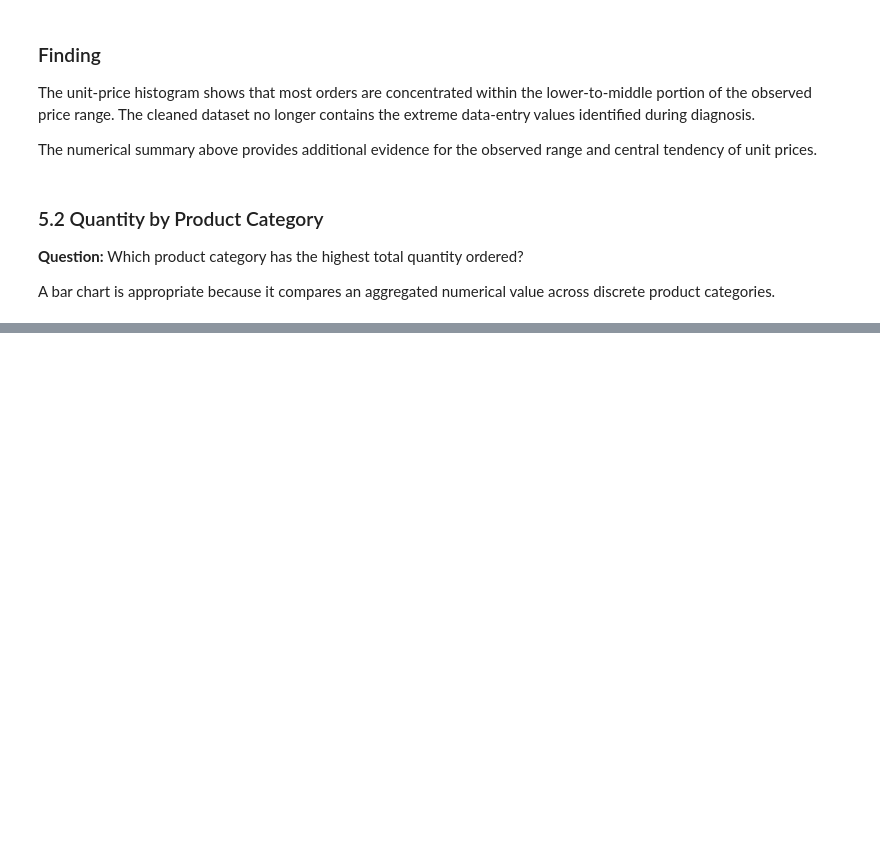
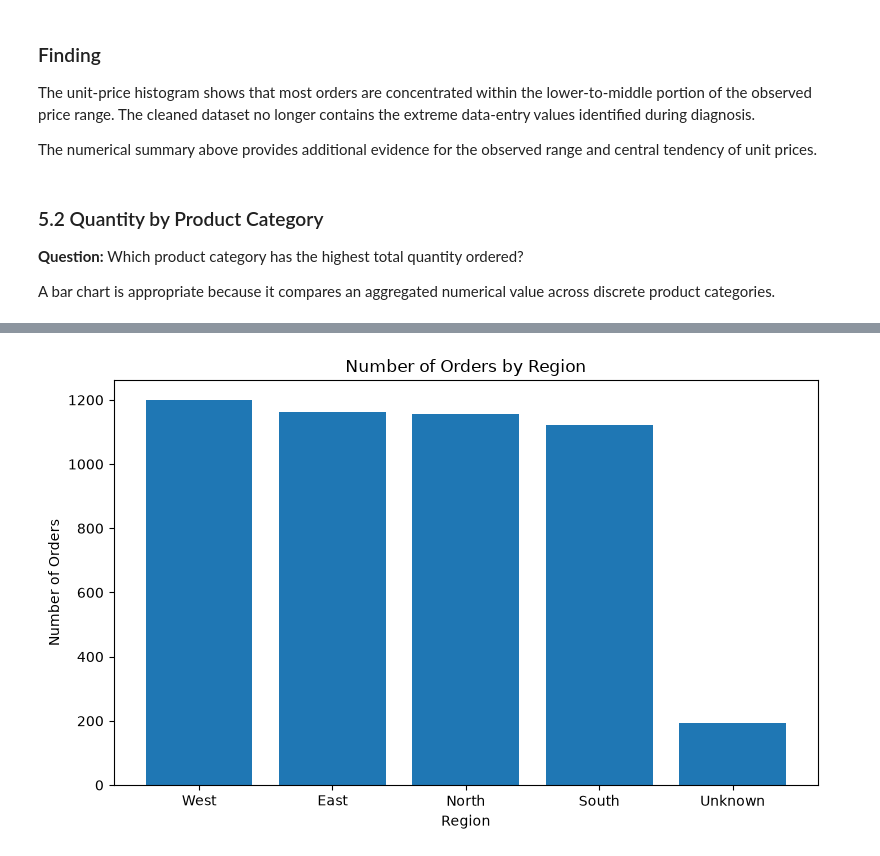
Before and after one commit to Muhammad-Subhan456/ArhamSoft_Internee_Updates, a Jupyter notebook: week5_20th_august_2026_Thursday/week5_thursday_eda.ipynb, the cells around one changed output, grey strips where cells are left out. Drawn from its saved outputs; the diff is of its cells as text; code cells hidden in the pictures; blank space fills up the shorter version.

```diff
--- a/week5_20th_august_2026_Thursday/week5_thursday_eda.ipynb
+++ b/week5_20th_august_2026_Thursday/week5_thursday_eda.ipynb
@@ -840,0 +945,8 @@ A bar chart is appropriate because it compares an aggregated numerical value acr
+# %%
+orders_by_region = (
+    cleaned_orders["region"]
+    .value_counts()
+    .sort_values(ascending=False)
+)
+
+orders_by_region
@@ -840,0 +961,16 @@ A bar chart is appropriate because it compares an aggregated numerical value acr
+# %%
+fig, ax = plt.subplots(figsize=(8, 5))
+
+ax.bar(
+    orders_by_region.index,
+    orders_by_region.values
+)
+
+ax.set_title("Number of Orders by Region")
+ax.set_xlabel("Region")
+ax.set_ylabel("Number of Orders")
+
+plt.tight_layout()
+plt.show()
+# %% [output]
+[figure, added]
```
Also changed, not shown: parts of 12 cells of this notebook.
